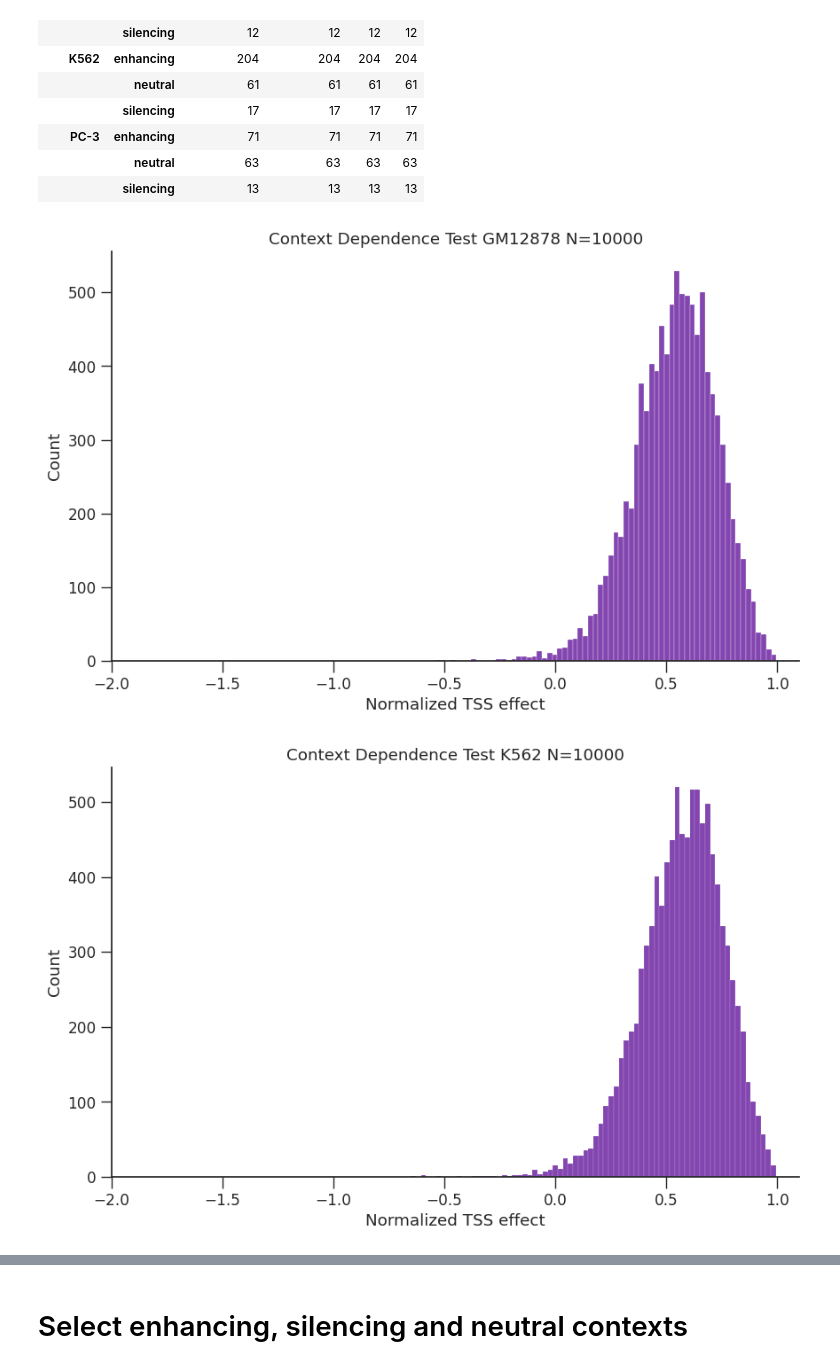
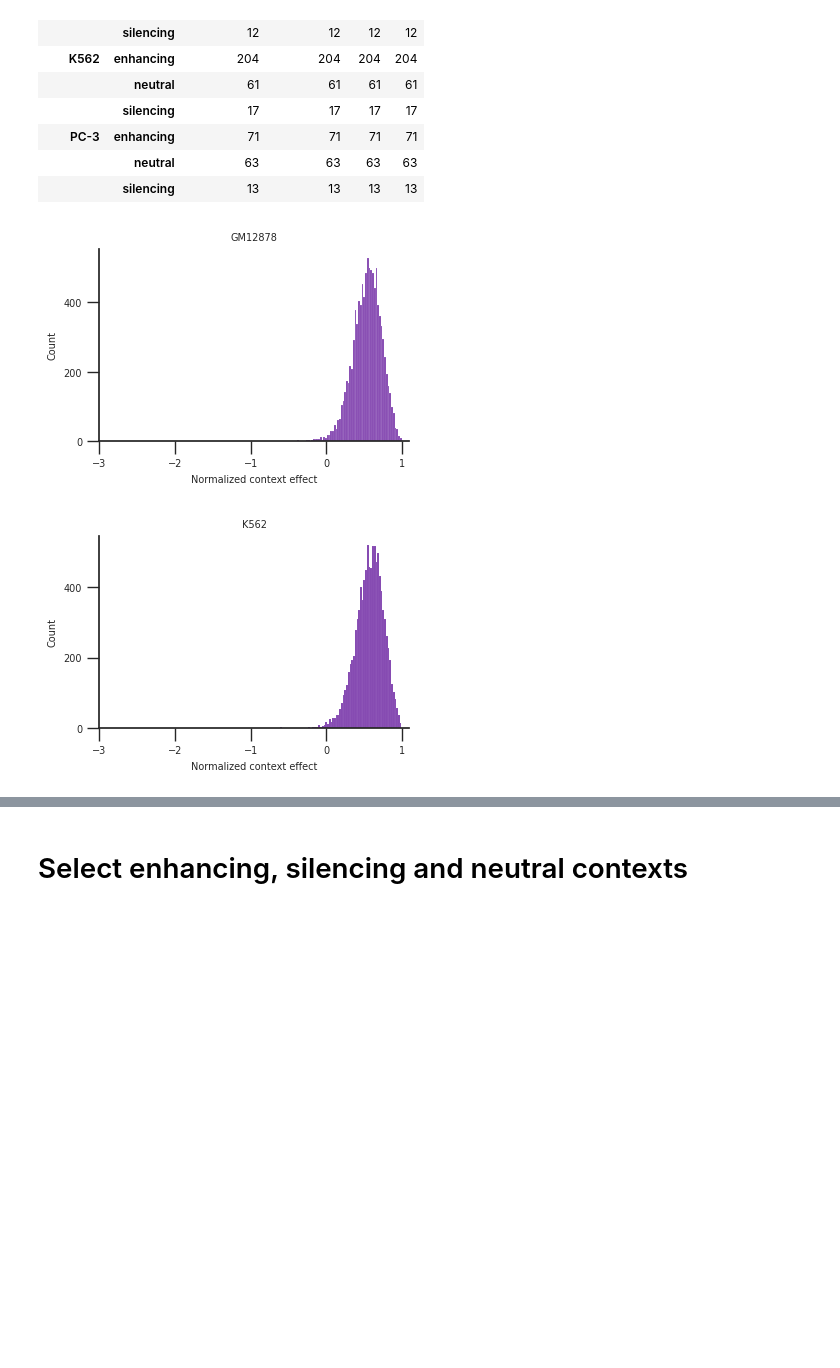
Before and after one commit to p-koo/creme-nn, a Jupyter notebook: figures/Borzoi.ipynb, the cells around one changed output, grey strips where cells are left out. Drawn from its saved outputs; the diff is of its cells as text; code cells hidden in the pictures; blank space fills up the shorter version.

```diff
--- a/figures/Borzoi.ipynb
+++ b/figures/Borzoi.ipynb
@@ -77,29 +92,35 @@ selected_contexts.groupby(['cell_line', 'context']).count()
 |  | neutral | 63 | 63 | 63 | 63 |
 |  | silencing | 13 | 13 | 13 | 13 |
 # %%
+fontsize = 7
 sns.set(font_scale = 1.1)
 sns.set_style(style='white')
 plt.rcParams['xtick.major.size'] = 9
 plt.rcParams['xtick.major.width'] = 1
 
 plt.rcParams['ytick.major.size'] = 9
 plt.rcParams['ytick.major.width'] = 1
 plt.rcParams['xtick.bottom'] = True
 plt.rcParams['ytick.left'] = True
 for k, df in res.groupby('cell_line'):
     # df = df[(df['delta_mean'] > -10) & (df['wt'] > 3)]
-    fig = plt.figure(figsize=[10, 6])
+    fig = plt.figure(figsize=[4, 2.5])
     ax = sns.histplot(x=df['delta_mean'], color='#5A0896')
     ax.spines['top'].set_visible(False)
     ax.spines['right'].set_visible(False)
-    plt.xlabel('Normalized TSS effect') # (WT - M) / WT
+    plt.ylabel('Count', fontsize=fontsize)
+    plt.xlabel('Normalized context effect', fontsize=fontsize)
     plt.xlim([-2,1.1])
-    # plt.xticks([-2, -1, 0, 1])
-    # plt.yticks([100, 200, 300])
-    plt.title(f'Context Dependence Test {k} N={df.shape[0]}')
-    fig.savefig(f"{pdf_dir}/context_dependence_test_{k}.pdf")
+    ax.set_title(k, fontsize=fontsize)
+
+    plt.xticks([-3, -2, -1, 0, 1])
+    plt.setp(ax.get_xticklabels(), fontsize=fontsize)
+    plt.setp(ax.get_yticklabels(), fontsize=fontsize)
+
+    # plt.title(f'Context Dependence Test {k} N={df.shape[0]}')
+    fig.savefig(f"{pdf_dir}/context_dependence_test_{k}.pdf",  bbox_inches='tight')
 
     # fig.savefig(f'{pdf_dir}/{model_name}_{k}_TSS_context_effect_hist.pdf', format='pdf', dpi=300, bbox_inches='tight')
 # %% [output]
-[figure, old version]
+[figure, new version]
-[figure, old version]
+[figure, new version]
```
Also changed, not shown: parts of 8 cells of this notebook, 9 other files.
